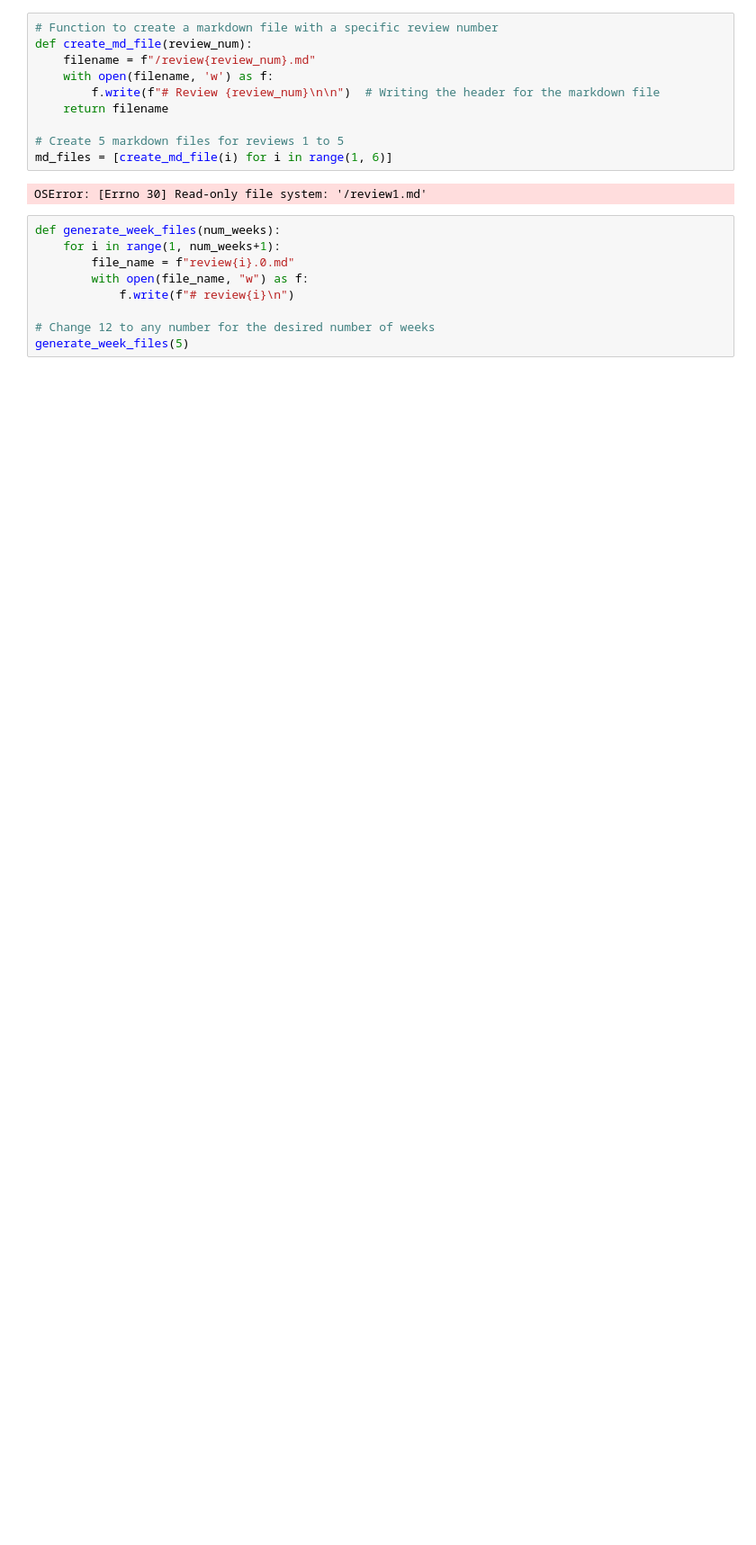
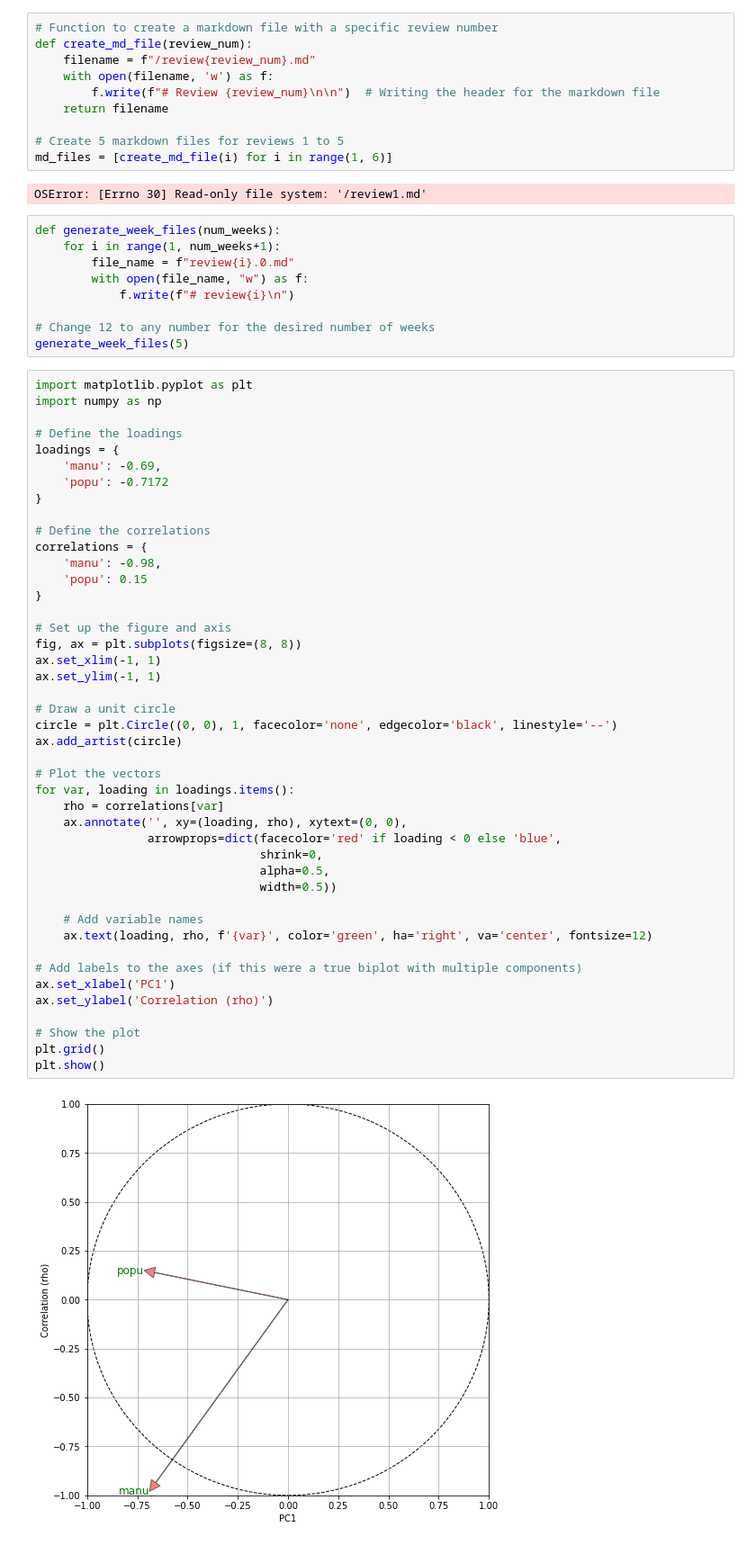
Before and after one commit to gracelovesyah/mast90138notes, a Jupyter notebook: _build/jupyter_execute/note.ipynb, the cells around one changed output. Shown at 90% size. Saved outputs shown, nothing was run; the diff lists cells and outputs as text; blank space fills up the shorter version.

```diff
--- a/_build/jupyter_execute/note.ipynb
+++ b/_build/jupyter_execute/note.ipynb
@@ -64,3 +64,49 @@ def generate_week_files(num_weeks):
 
 # Change 12 to any number for the desired number of weeks
 generate_week_files(5)
+# %%
+import matplotlib.pyplot as plt
+import numpy as np
+
+# Define the loadings
+loadings = {
+    'manu': -0.69,
+    'popu': -0.7172
+}
+
+# Define the correlations
+correlations = {
+    'manu': -0.98,
+    'popu': 0.15
+}
+
+# Set up the figure and axis
+fig, ax = plt.subplots(figsize=(8, 8))
+ax.set_xlim(-1, 1)
+ax.set_ylim(-1, 1)
+
+# Draw a unit circle
+circle = plt.Circle((0, 0), 1, facecolor='none', edgecolor='black', linestyle='--')
+ax.add_artist(circle)
+
+# Plot the vectors
+for var, loading in loadings.items():
+    rho = correlations[var]
+    ax.annotate('', xy=(loading, rho), xytext=(0, 0),
+                arrowprops=dict(facecolor='red' if loading < 0 else 'blue',
+                                shrink=0,
+                                alpha=0.5,
+                                width=0.5))
+
+    # Add variable names
+    ax.text(loading, rho, f'{var}', color='green', ha='right', va='center', fontsize=12)
+
+# Add labels to the axes (if this were a true biplot with multiple components)
+ax.set_xlabel('PC1')
+ax.set_ylabel('Correlation (rho)')
+
+# Show the plot
+plt.grid()
+plt.show()
+# %% [output]
+[figure, added]
```
Also changed, not shown: 47 other files.
